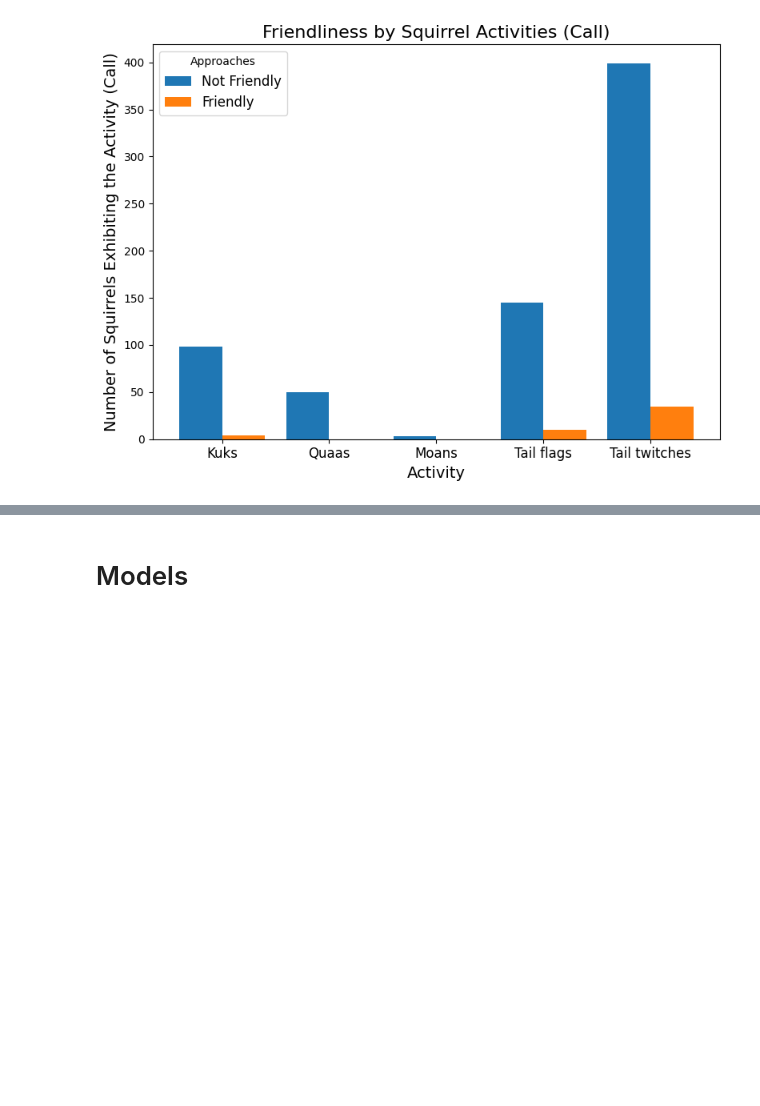
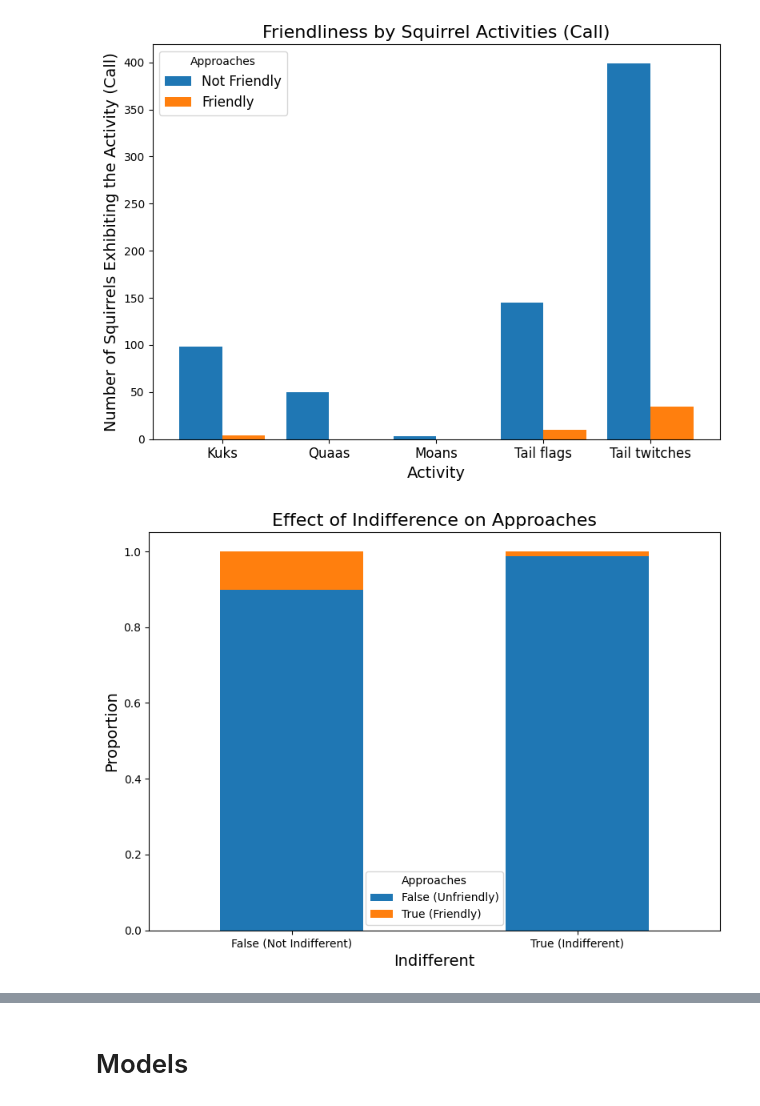
Before and after one commit to xiaoke-song/1030project_squirrels, a Jupyter notebook: src/friendly_squirrel.ipynb, the cells around one changed output, grey strips where cells are left out. Drawn from its saved outputs; the diff is of its cells as text; code cells hidden in the pictures; blank space fills up the shorter version.

```diff
--- a/src/friendly_squirrel.ipynb
+++ b/src/friendly_squirrel.ipynb
@@ -501,3 +501,19 @@ plt.tight_layout()
 plt.show()
 # %% [output]
 [figure]
+# %%
+# If whether squirrels indifferent to human presence indicates Friendliness
+grouped = df.groupby('Indifferent')['Approaches'].value_counts(normalize=True).unstack()
+
+grouped.plot(kind='bar', stacked=True, figsize=(8, 6))
+plt.title('Effect of Indifference on Approaches', fontsize=16)
+plt.ylabel('Proportion', fontsize=14)
+plt.xlabel('Indifferent', fontsize=14)
+plt.xticks(ticks=[0, 1], labels=['False (Not Indifferent)', 'True (Indifferent)'], rotation = 0)
+plt.legend(title='Approaches', labels=['False (Unfriendly)', 'True (Friendly)'])
+plt.tight_layout()
+# save_path = os.path.join(os.path.expanduser("~"), "Desktop", "Comparison_Indifferent.png")
+# plt.savefig(save_path, format='png', dpi=300, bbox_inches='tight')
+plt.show()
+# %% [output]
+[figure, added]
```
Also changed, not shown: parts of 1 cell of this notebook, 4 other files.
